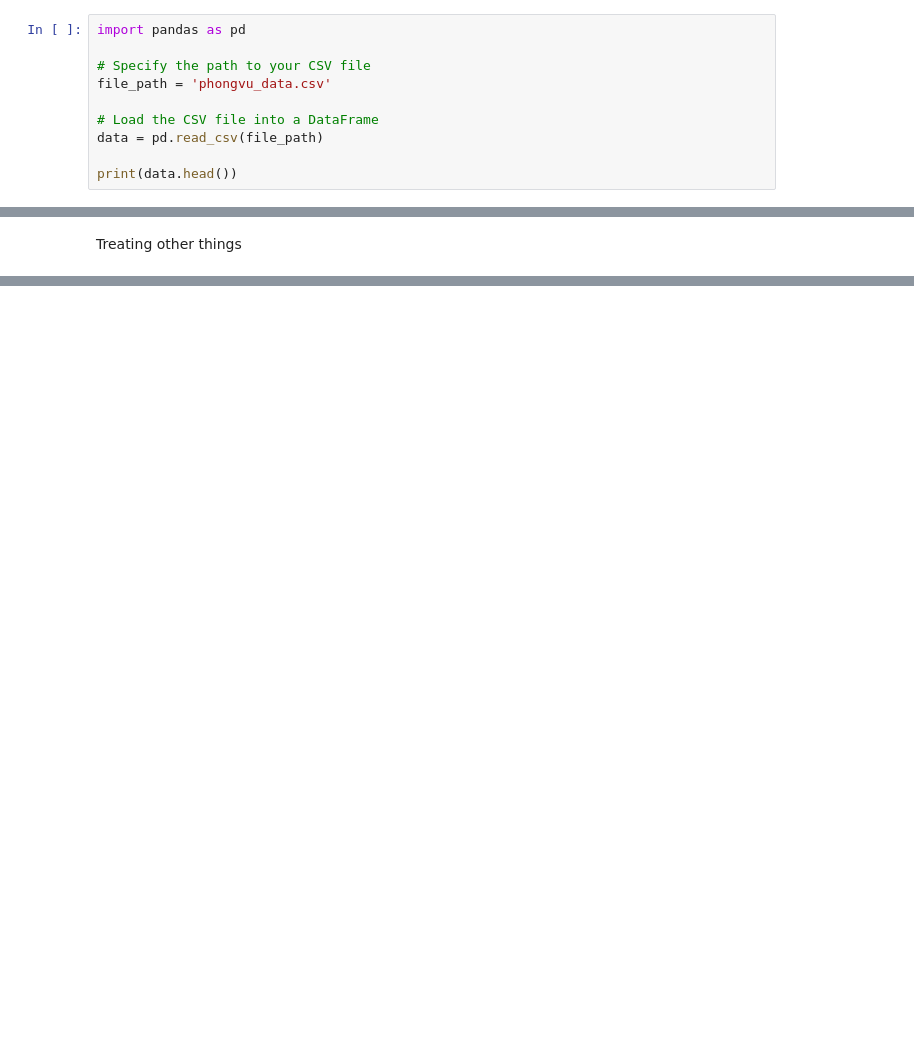
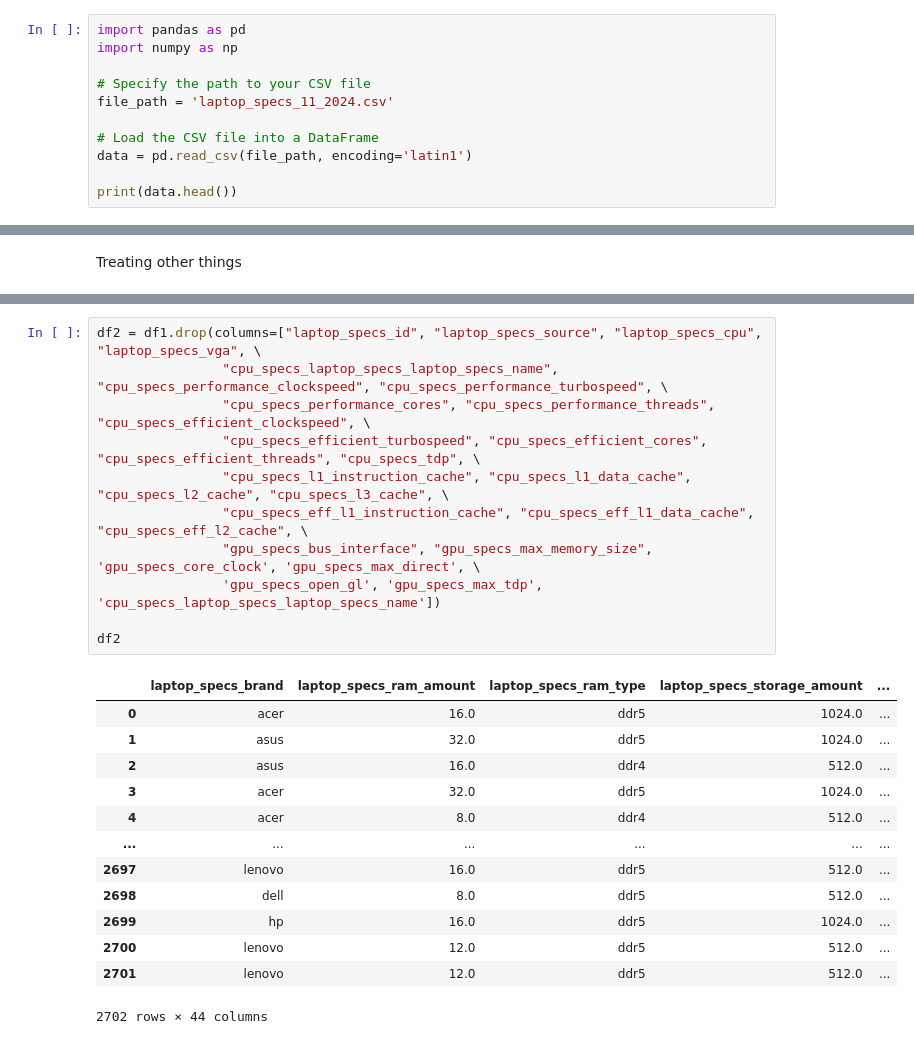
Before and after one commit to auphong2707/laptop-price-prediction-ds-prj, a Jupyter notebook: scraper/data/EDA_pipeline.ipynb, the cells around one changed output, grey strips where cells are left out. Drawn from its saved outputs; the diff is of its cells as text; blank space fills up the shorter version.

```diff
--- a/scraper/data/EDA_pipeline.ipynb
+++ b/scraper/data/EDA_pipeline.ipynb
@@ -2,12 +2,13 @@
 Dataset loader
 # %%
 import pandas as pd
+import numpy as np
 
 # Specify the path to your CSV file
-file_path = 'phongvu_data.csv'
+file_path = 'laptop_specs_11_2024.csv'
 
 # Load the CSV file into a DataFrame
-data = pd.read_csv(file_path)
+data = pd.read_csv(file_path, encoding='latin1')
 
 print(data.head())
 # %% [output]
@@ -134,0 +138,25 @@ Name: category, Length: 631, dtype: object
+# %%
+df2 = df1.drop(columns=["laptop_specs_id", "laptop_specs_source", "laptop_specs_cpu", "laptop_specs_vga", \
+                "cpu_specs_laptop_specs_laptop_specs_name", "cpu_specs_performance_clockspeed", "cpu_specs_performance_turbospeed", \
+                "cpu_specs_performance_cores", "cpu_specs_performance_threads", "cpu_specs_efficient_clockspeed", \
+                "cpu_specs_efficient_turbospeed", "cpu_specs_efficient_cores", "cpu_specs_efficient_threads", "cpu_specs_tdp", \
+                "cpu_specs_l1_instruction_cache", "cpu_specs_l1_data_cache", "cpu_specs_l2_cache", "cpu_specs_l3_cache", \
+                "cpu_specs_eff_l1_instruction_cache", "cpu_specs_eff_l1_data_cache", "cpu_specs_eff_l2_cache", \
+                "gpu_specs_bus_interface", "gpu_specs_max_memory_size", 'gpu_specs_core_clock', 'gpu_specs_max_direct', \
+                'gpu_specs_open_gl', 'gpu_specs_max_tdp', 'cpu_specs_laptop_specs_laptop_specs_name'])
+
+df2
+# %% [output]
+|  | laptop_specs_brand | laptop_specs_ram_amount | laptop_specs_ram_type | laptop_specs_storage_amount | ... |
+| 0 | acer | 16.0 | ddr5 | 1024.0 | ... |
+| 1 | asus | 32.0 | ddr5 | 1024.0 | ... |
+| 2 | asus | 16.0 | ddr4 | 512.0 | ... |
+| 3 | acer | 32.0 | ddr5 | 1024.0 | ... |
+| 4 | acer | 8.0 | ddr4 | 512.0 | ... |
+| ... | ... | ... | ... | ... | ... |
+| 2697 | lenovo | 16.0 | ddr5 | 512.0 | ... |
+| 2698 | dell | 8.0 | ddr5 | 512.0 | ... |
+| 2699 | hp | 16.0 | ddr5 | 1024.0 | ... |
+| 2700 | lenovo | 12.0 | ddr5 | 512.0 | ... |
+| 2701 | lenovo | 12.0 | ddr5 | 512.0 | ... |
+2702 rows × 44 columns
```
Also changed, not shown: parts of 11 cells of this notebook, 1 other file.
